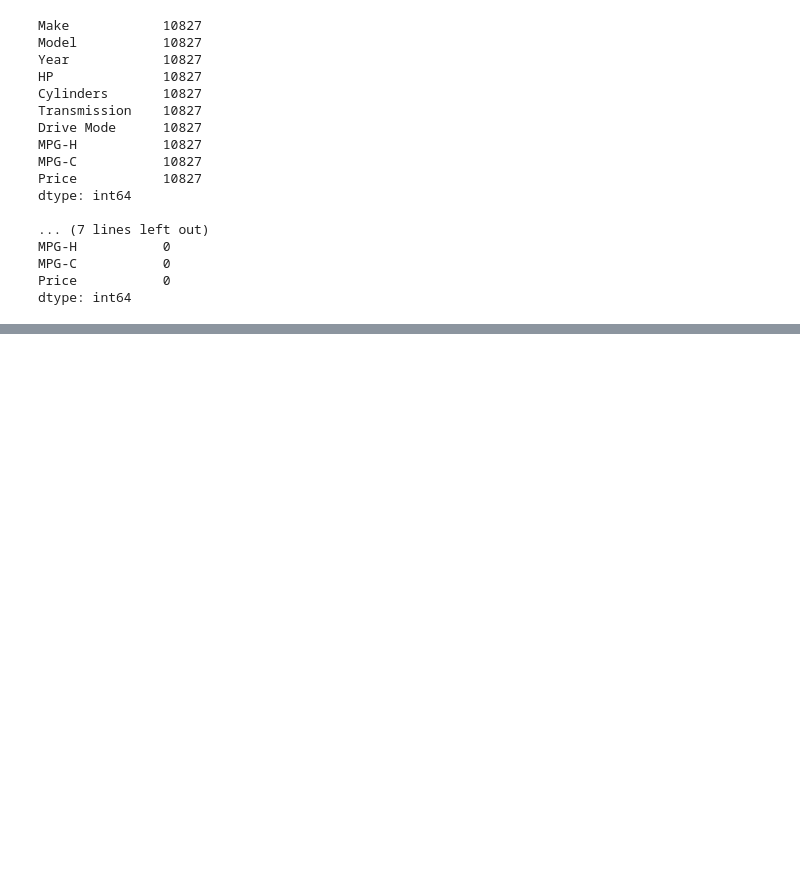
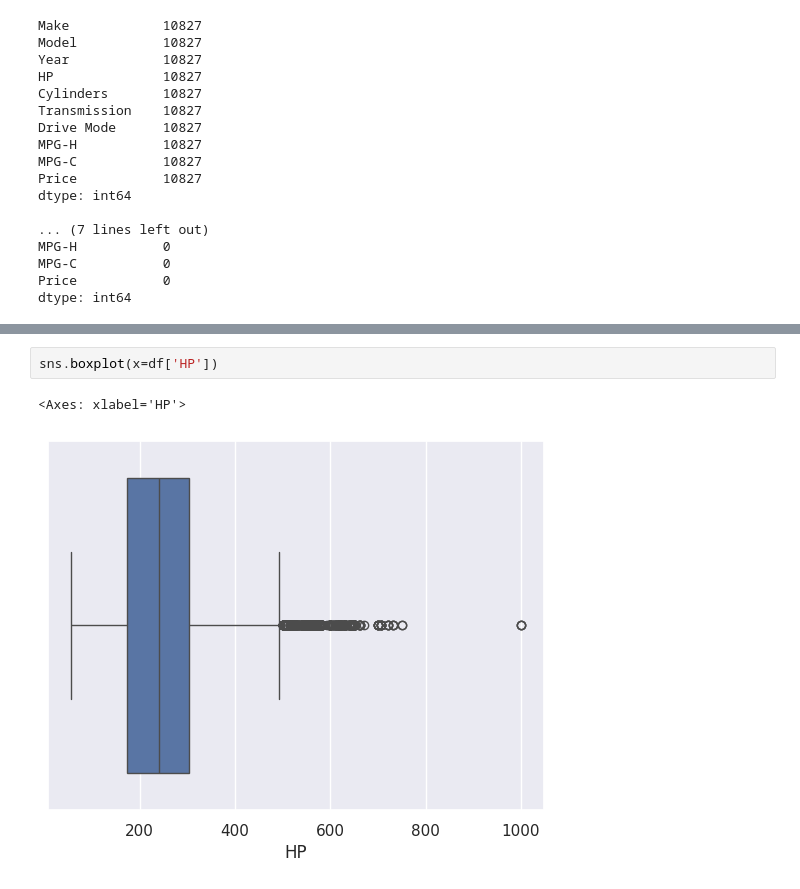
Before and after one commit to troykerim/car-eda-notebook, a Jupyter notebook: workspace.ipynb, the cells around one changed output, grey strips where cells are left out. Drawn from its saved outputs; the diff is of its cells as text; blank space fills up the shorter version.

```diff
--- a/workspace.ipynb
+++ b/workspace.ipynb
@@ -176,0 +183,5 @@ dtype: int64
+# %%
+sns.boxplot(x=df['HP'])
+# %% [output]
+<Axes: xlabel='HP'>
+[figure, added]
```
Also changed, not shown: parts of 7 cells of this notebook.
